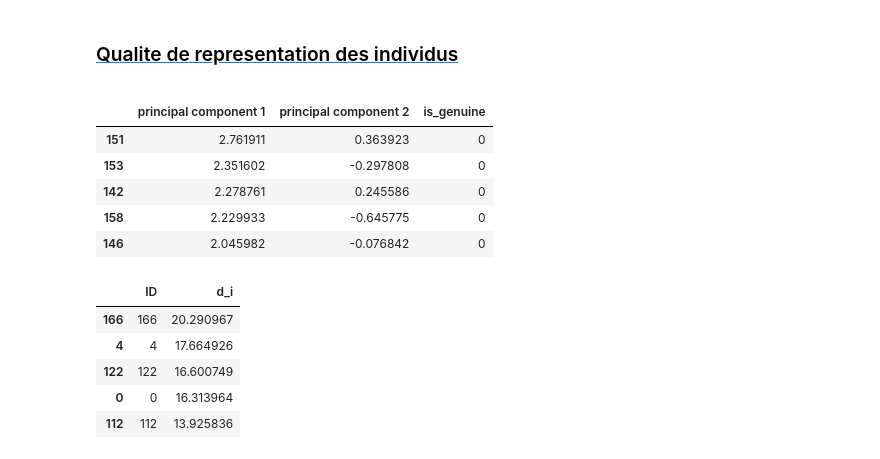
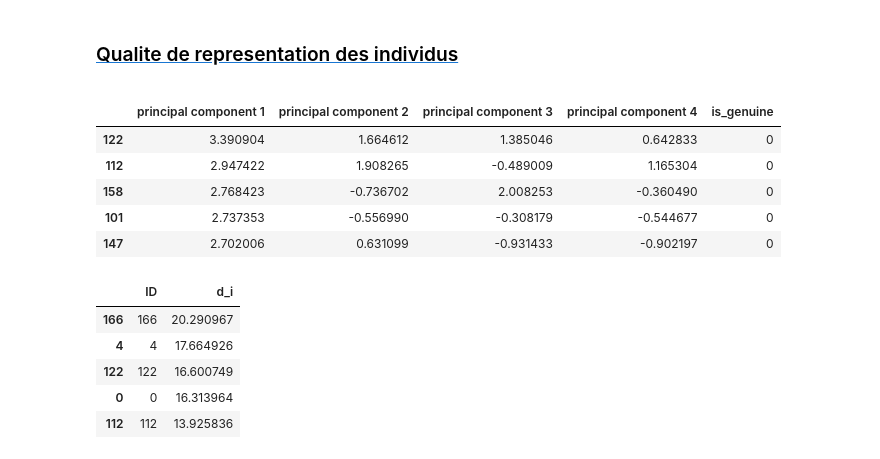
Before and after one commit to Magikpino/Projet9, a Jupyter notebook: Projet6/P6_17022020.ipynb, the cells around one changed output. Saved outputs shown, nothing was run; the diff lists cells and outputs as text; code cells hidden in the pictures.

```diff
--- a/Projet6/P6_17022020.ipynb
+++ b/Projet6/P6_17022020.ipynb
@@ -239,19 +261,18 @@ contri_var.sort_values('principal component 1', ascending = False)
 <a id="qualite" a>
 # %%
 # Contribution des individus à chaque axe
-
 principalDf = pd.DataFrame(data = X_projected,index = data.index
-             ,columns = ['principal component 1', 'principal component 2'])
+             ,columns = ['principal component 1', 'principal component 2','principal component 3','principal component 4'])
 principalDf = pd.merge(principalDf,data,left_index=True, right_index=True)
-principalDf = principalDf.iloc[:,0:3]
+principalDf = principalDf.iloc[:,0:5]
 principalDf.sort_values('principal component 1', ascending = False).head()
 # %% [output]
-|  | principal component 1 | principal component 2 | is_genuine |
-| 151 | 2.761911 | 0.363923 | 0 |
-| 153 | 2.351602 | -0.297808 | 0 |
-| 142 | 2.278761 | 0.245586 | 0 |
-| 158 | 2.229933 | -0.645775 | 0 |
-| 146 | 2.045982 | -0.076842 | 0 |
+|  | principal component 1 | principal component 2 | principal component 3 | principal component 4 | is_genuine |
+| 122 | 3.390904 | 1.664612 | 1.385046 | 0.642833 | 0 |
+| 112 | 2.947422 | 1.908265 | -0.489009 | 1.165304 | 0 |
+| 158 | 2.768423 | -0.736702 | 2.008253 | -0.360490 | 0 |
+| 101 | 2.737353 | -0.556990 | -0.308179 | -0.544677 | 0 |
+| 147 | 2.702006 | 0.631099 | -0.931433 | -0.902197 | 0 |
 # %%
 # Contribution des individus dans l'inertie totale
 di = np.sum(X_projected**2,axis=1)
```
Also changed, not shown: parts of 23 cells of this notebook.
